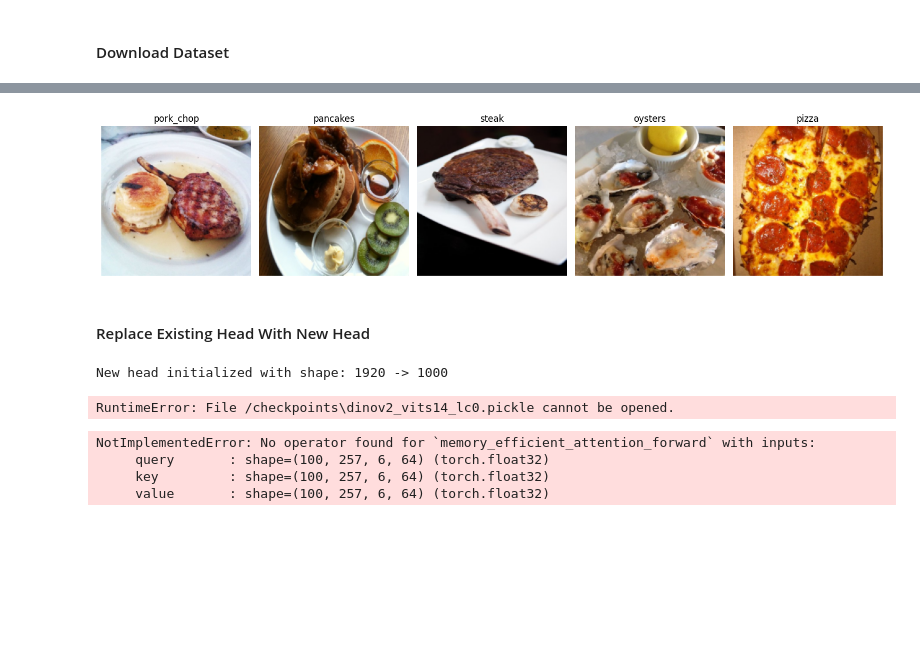
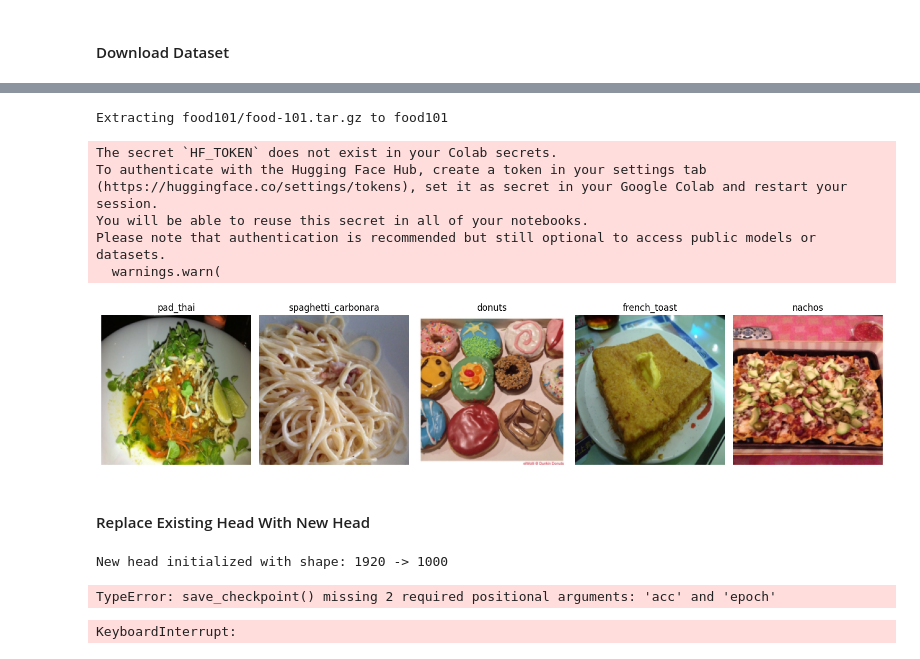
Before and after one commit to KevinSassani/DINOv2-Project, a Jupyter notebook: DinoV2_classification_food101.ipynb, the cells around one changed output, grey strips where cells are left out. Cells and saved outputs as stored; diff of their text form; code cells hidden in the pictures; blank space fills up the shorter version.

Commit message:
Skapades med Colab

```diff
--- a/DinoV2_classification_food101.ipynb
+++ b/DinoV2_classification_food101.ipynb
@@ -53,8 +60,8 @@ transform = transforms.Compose([
     transforms.ToTensor(),         # Convert images to PyTorch tensors and normalize to [0, 1]
 ])
 
-train_data = torchvision.datasets.Food101(root='food101', split='train', download=False, transform=transform)
-test_data = torchvision.datasets.Food101(root='food101', split='test', download=False, transform=transform)
+train_data = torchvision.datasets.Food101(root='food101', split='train', download=True, transform=transform)
+test_data = torchvision.datasets.Food101(root='food101', split='test', download=True, transform=transform)
 train_loader = DataLoader(train_data, batch_size=batch_size, shuffle=True)
 test_loader = DataLoader(test_data, batch_size=batch_size, shuffle=True)
 processor = AutoImageProcessor.from_pretrained("facebook/dinov2-base")
@@ -75,4 +83,10 @@ plt.show()
+Extracting food101/food-101.tar.gz to food101
+The secret `HF_TOKEN` does not exist in your Colab secrets.
+To authenticate with the Hugging Face Hub, create a token in your settings tab (https://huggingface.co/settings/tokens), set it as secret in your Google Colab and restart your session.
+You will be able to reuse this secret in all of your notebooks.
+Please note that authentication is recommended but still optional to access public models or datasets.
+  warnings.warn(
-[figure, old version]
+[figure, new version]
 # %% [markdown]
 #### Replace Existing Head With New Head
 # %%
@@ -101,7 +115,7 @@ for param in dinov2_vits14_lc.parameters():
 for param in dinov2_vits14_lc.linear_head.parameters():
     param.requires_grad = True
 
-save_checkpoint('/checkpoints',dinov2_vits14_lc,0)
+# save_checkpoint('/checkpoints',dinov2_vits14_lc,0)
 # %% [output]
 New head initialized with shape: 1920 -> 1000
-RuntimeError: File /checkpoints\dinov2_vits14_lc0.pickle cannot be opened.
+TypeError: save_checkpoint() missing 2 required positional arguments: 'acc' and 'epoch'
@@ -113,6 +143,9 @@ loss_function = nn.CrossEntropyLoss()
 optimizer = torch.optim.Adam(dinov2_vits14_lc.linear_head.parameters(), lr=1e-3)
 epochs = 10
 epoch = 0
+
+test_accuracy_list = []
+
 for i in range(epochs):
     running_loss = 0.0
     correct = 0
@@ -137,12 +170,17 @@ for i in range(epochs):
         # Update progress bar with loss
         progress_bar.set_postfix(loss=loss.item(),accuracy=f"{100*correct/total:.2f}%")
 
+
     #print(f"Epoch {i + 1}, Loss: {loss_val.item()}")
+    if i % 5 == 0:
+        test_acc = test_accuracy(dinov2_vits14_lc,test_loader)
+        test_accuracy_list.append(test_acc)
+        if test_acc == max(test_accuracy_list):
+            save_checkpoint(dinov2_vits14_lc,optimizer,loss_function,test_acc,i,is_best=True)
+        else:
+            save_checkpoint(dinov2_vits14_lc,optimizer,loss_function,test_acc,i)
 # %% [output]
-NotImplementedError: No operator found for `memory_efficient_attention_forward` with inputs:
-     query       : shape=(100, 257, 6, 64) (torch.float32)
-     key         : shape=(100, 257, 6, 64) (torch.float32)
-     value       : shape=(100, 257, 6, 64) (torch.float32)
+KeyboardInterrupt:
 # %%
 with torch.no_grad():
         n_correct = 0
```
Also changed, not shown: parts of 6 cells of this notebook.
